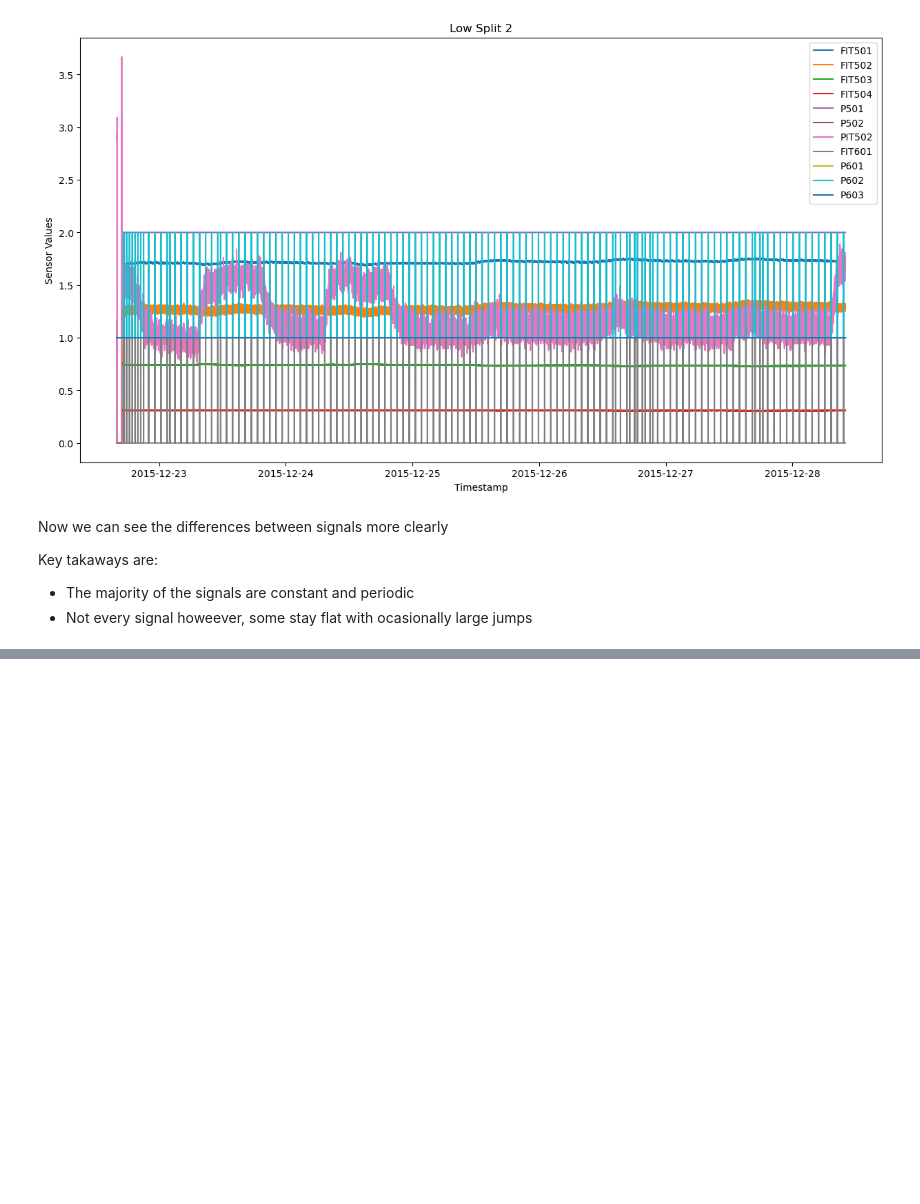
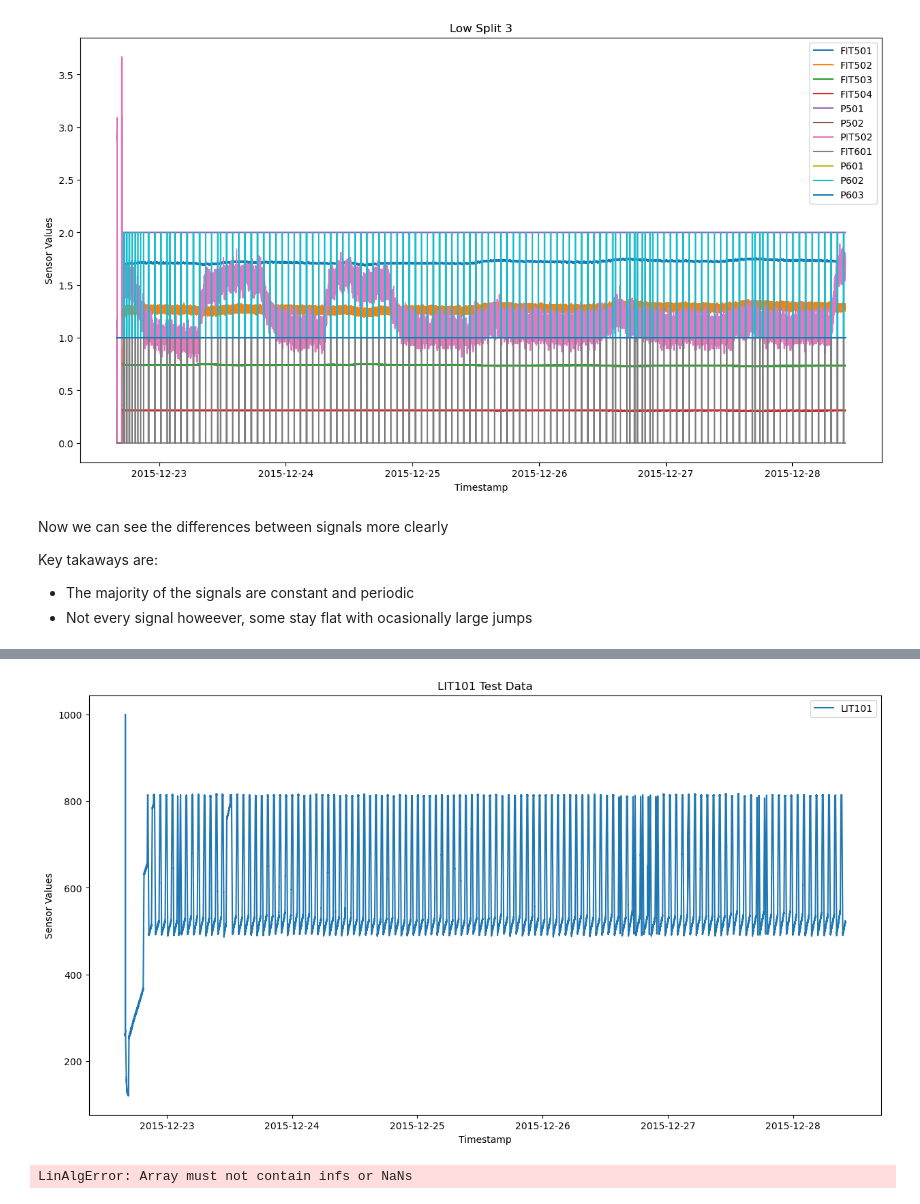
Before and after one commit to blockdoth/data-mining, a Jupyter notebook: Anomaly Detection.ipynb, the cells around one changed output, grey strips where cells are left out. Saved outputs shown, nothing was run; the diff lists cells and outputs as text; code cells hidden in the pictures; blank space fills up the shorter version.

```diff
--- a/Anomaly Detection.ipynb
+++ b/Anomaly Detection.ipynb
@@ -146,0 +237,70 @@ I dibided
+# %%
+visualize_sensor_data(train_data, title=f"LIT101 Test Data", sensors=["LIT101"])
+# %% [output]
+[figure, added]
+# %%
+
+
+train_sample_count = 10
+test_sample_count = 10
+train_window_size = 100
+test_window_size = 100
+
+train_sample_idx = sample_window(train_window_size, train_sample_count)
+test_sample_idx = sample_window(test_window_size, test_sample_count)
+
+train_windows = create_window(train_data,"FIT101",train_window_size, 0,train_sample_idx)
+test_windows  = create_window(test_data, "FIT101",test_window_size , 0,test_sample_idx)
+
+
+
+def principal_component_analysis(df, k):
+    cov = np.cov(df, rowvar=False)
+    eigenvalues, eigenvectors = np.linalg.eig(cov)
+    sorted_idx = np.argsort(eigenvalues)[::-1]
+    top_k_idx = sorted_idx[:k]
+    selected_eigenvectors = eigenvectors[:, top_k_idx]
+
+    reduced_data = np.dot(df, selected_eigenvectors)
+
+    return reduced_data, selected_eigenvectors
+
+def reconstruct_data(reduced_data, eigenvectors):
+    return np.dot(reduced_data, eigenvectors.T)
+
+def compute_residuals(original_data, reconstructed_data):
+    return np.linalg.norm(original_data - reconstructed_data, axis=1)
+
+
+
+def normalize(data):
+    mean = np.mean(data, axis=0)
+    std = np.std(data, axis=0)
+    return (data - mean) / std, mean, std
+
+
+train_signal, mean, std = normalize(train_data)
+test_signal = (test_data - mean) / std
+
+
+residuals_train_all = []
+
+
+residuals = []
+for train, test in zip(train_windows, test_windows):
+  reduced_train, eigenvectors = principal_component_analysis(train_signal, component_count)
+  reconstructed_train = reconstruct_data(reduced_train, eigenvectors)
+  residuals_window = compute_residuals(train_signal, reconstructed_train)
+  residuals.append(residuals_train)
+
+
+plt.figure(figsize=(15, 8))
+plt.plot(residuals, label=f'PCA')
+
+plt.xlabel('Data Point Index')
+plt.ylabel('Residual')
+plt.title('PCA Residuals')
+plt.legend()
+plt.show()
+# %% [output]
+LinAlgError: Array must not contain infs or NaNs
```
Also changed, not shown: parts of 7 cells of this notebook.
